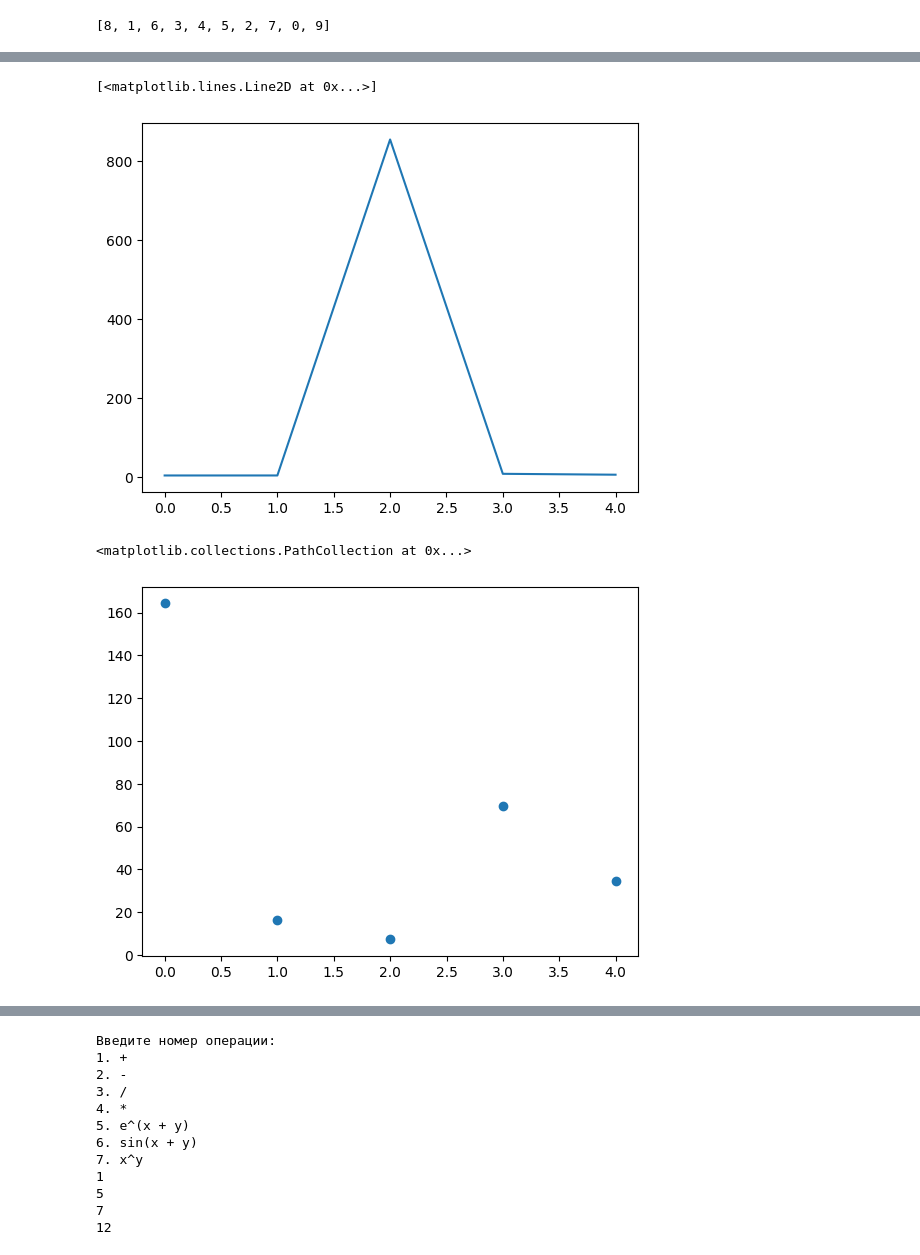
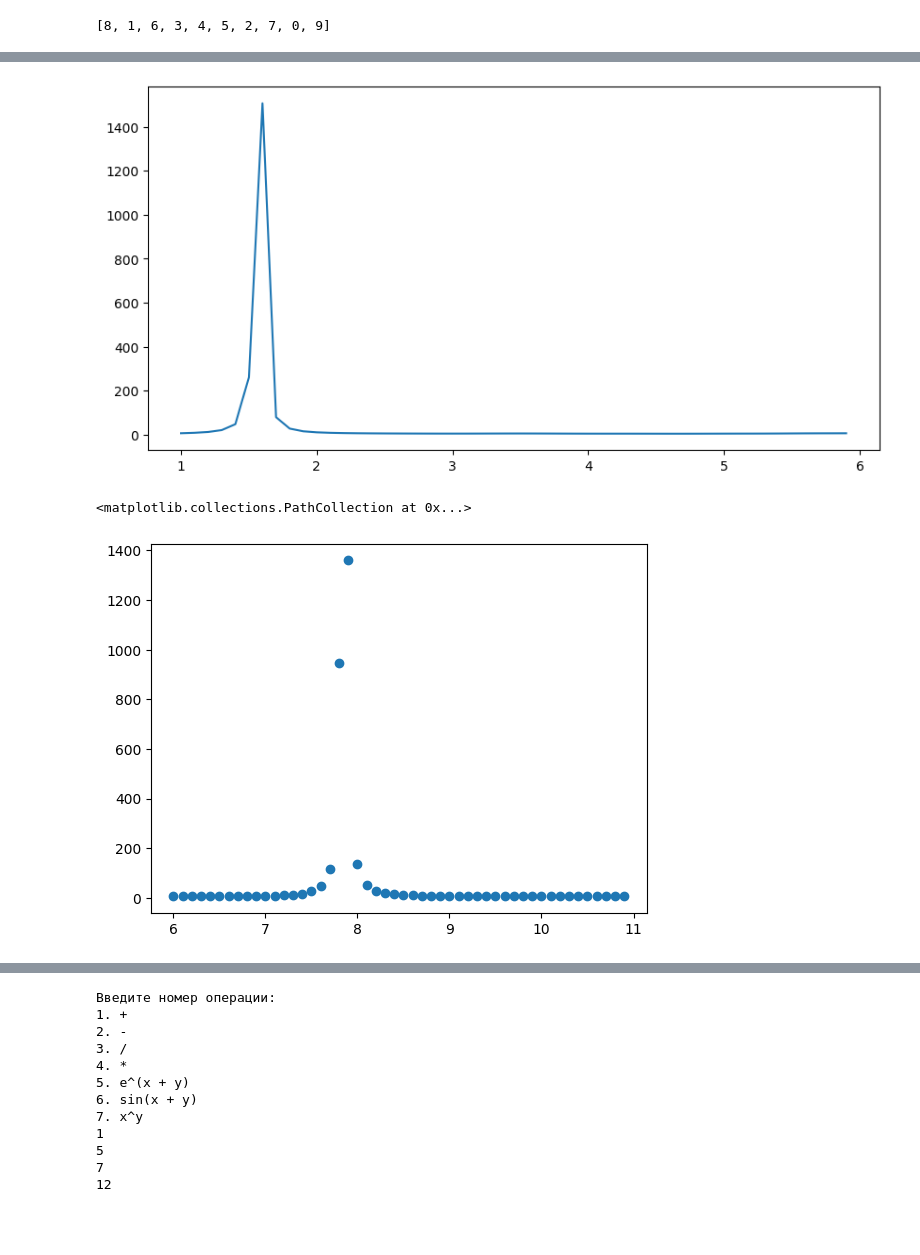
Before and after one commit to burenotti/ai-semester-2, a Jupyter notebook: Рабочая тетрадь №1/notebook.ipynb, the cells around one changed output, grey strips where cells are left out. Cells and saved outputs as stored; diff of their text form; code cells hidden in the pictures; blank space fills up the shorter version.

```diff
--- a/Рабочая тетрадь №1/notebook.ipynb
+++ b/Рабочая тетрадь №1/notebook.ipynb
@@ -209,15 +410,14 @@ x, np.mean(x), np.median(x)
 # %%
-f = lambda x: \
-    m.sqrt(1 + m.e ** m.sqrt(x) + m.cos(x ** 2)) / abs(a - m.sin(x) ** 3) + m.log(abs(2 * x), m.e)
+x = np.arange(1, 11, .1)
+y = np.sqrt(1 + np.exp(np.sqrt(x)) + np.cos(x ** 2)) / np.abs(1 - np.sin(x) ** 3) + np.log(np.abs(2 * x))
 
-data = list(map(f, range(1, 11)))
+half = len(x) // 2
+
+fig = plt.figure(figsize=(10, 5))
+plt.plot(x[:half], y[:half])
+plt.show()
+plt.scatter(x[half:], y[half:])
+# %% [output]
+[figure, added]
+<matplotlib.collections.PathCollection at 0x...>
+[figure, added]
-# %%
-plt.plot(data[:5])
-# %% [output]
-[<matplotlib.lines.Line2D at 0x...>]
-[figure, removed]
-# %%
-plt.scatter(range(5), data[5:])
-# %% [output]
-<matplotlib.collections.PathCollection at 0x...>
-[figure, removed]
```
Also changed, not shown: parts of 42 cells of this notebook.
